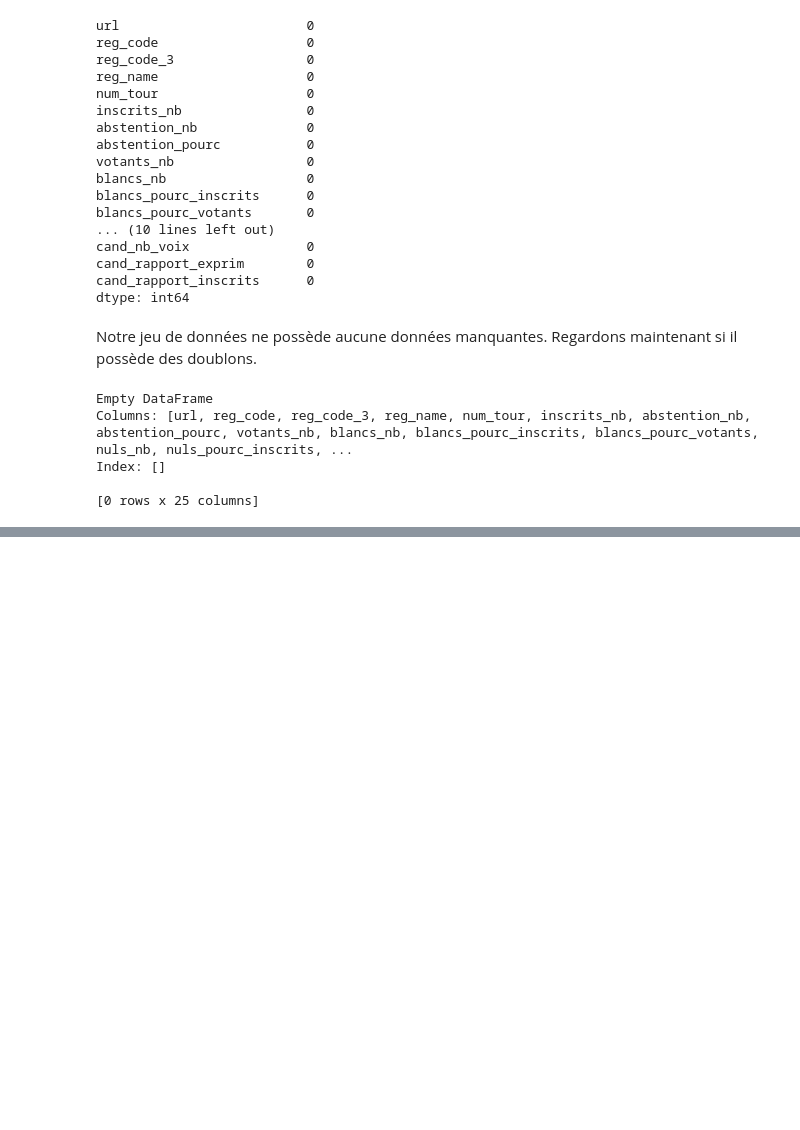
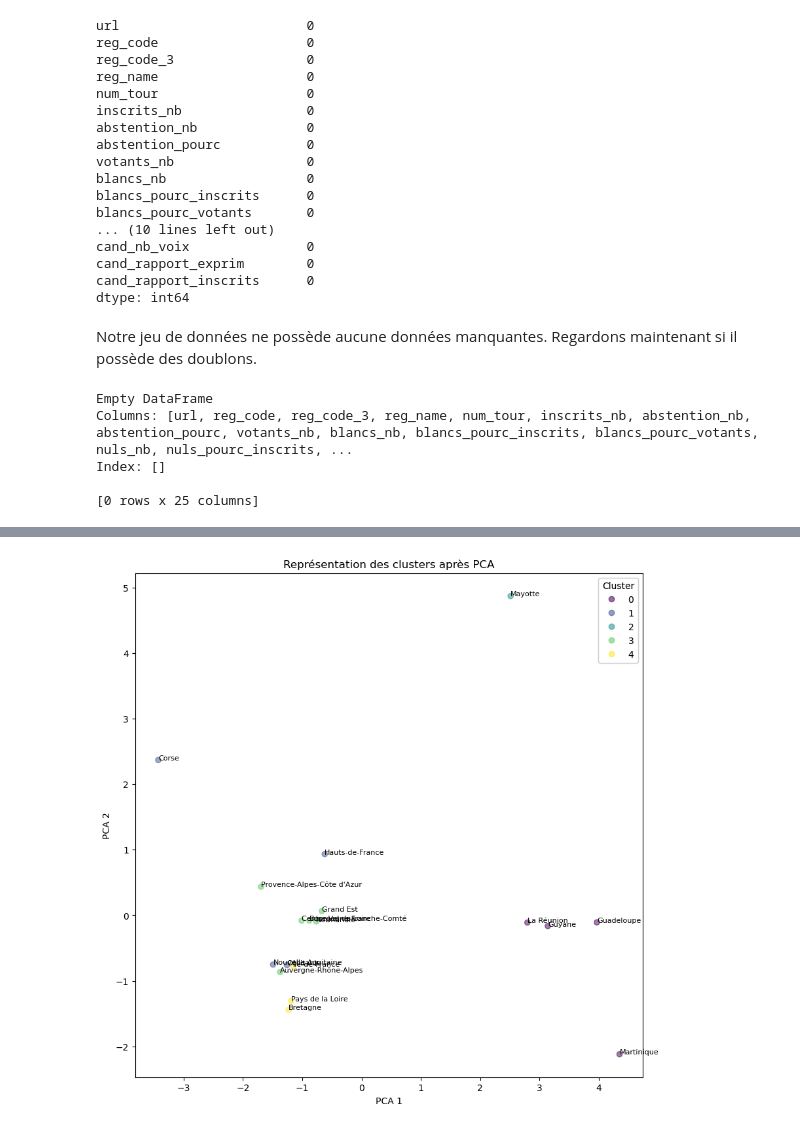
Before and after one commit to Antoine3529/APST2, a Jupyter notebook: Model_clust.ipynb, the cells around one changed output, grey strips where cells are left out. Drawn from its saved outputs; the diff is of its cells as text; code cells hidden in the pictures; blank space fills up the shorter version.

```diff
--- a/Model_clust.ipynb
+++ b/Model_clust.ipynb
@@ -157,0 +195,4 @@ plt.show()
+# %%
+best_gm_model = gm_models[best_model_idx]
+clusters = best_gm_model.predict(data_gmm_scaled)
+data_t['clusters']=clusters
@@ -157,0 +221,26 @@ plt.show()
+# %%
+# ACP avec 3 composantes principales
+
+pca = PCA(n_components=3)
+data_gmm_pca = pca.fit_transform(data_gmm_scaled)
+pca_df = pd.DataFrame(data=data_gmm_pca, columns=['PCA 1', 'PCA 2','PCA 3'])
+pca_df.index = data_t.index
+pca_df['cluster'] = data_t['clusters']
+# %%
+# Visualisation des résultats
+
+fig, ax = plt.subplots(figsize=(10,10))
+scatter = ax.scatter(pca_df['PCA 1'], pca_df['PCA 2'], c=pca_df['cluster'], cmap='viridis', alpha=0.5)
+
+for i, txt in enumerate(pca_df.index):
+    ax.annotate(txt, (pca_df['PCA 1'][i], pca_df['PCA 2'][i]), fontsize=8)
+
+legend = ax.legend(*scatter.legend_elements(),
+                    loc="upper right", title="Cluster")
+ax.set_xlabel('PCA 1')
+ax.set_ylabel('PCA 2')
+ax.set_title('Représentation des clusters après PCA')
+ax.add_artist(legend)
+plt.show()
+# %% [output]
+[figure, added]
```
Also changed, not shown: parts of 44 cells of this notebook.
